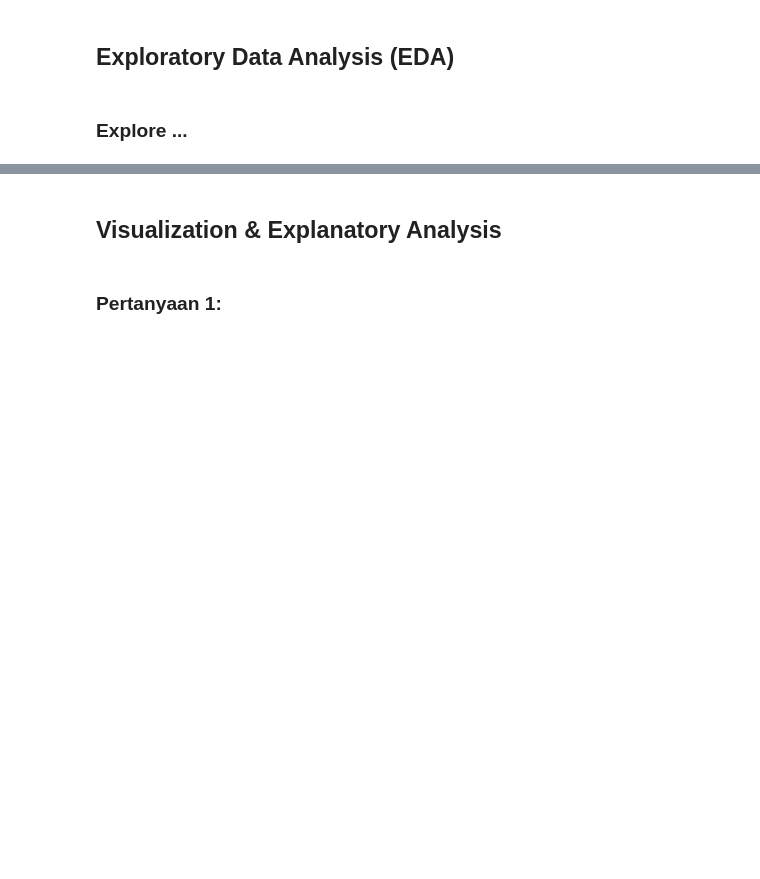
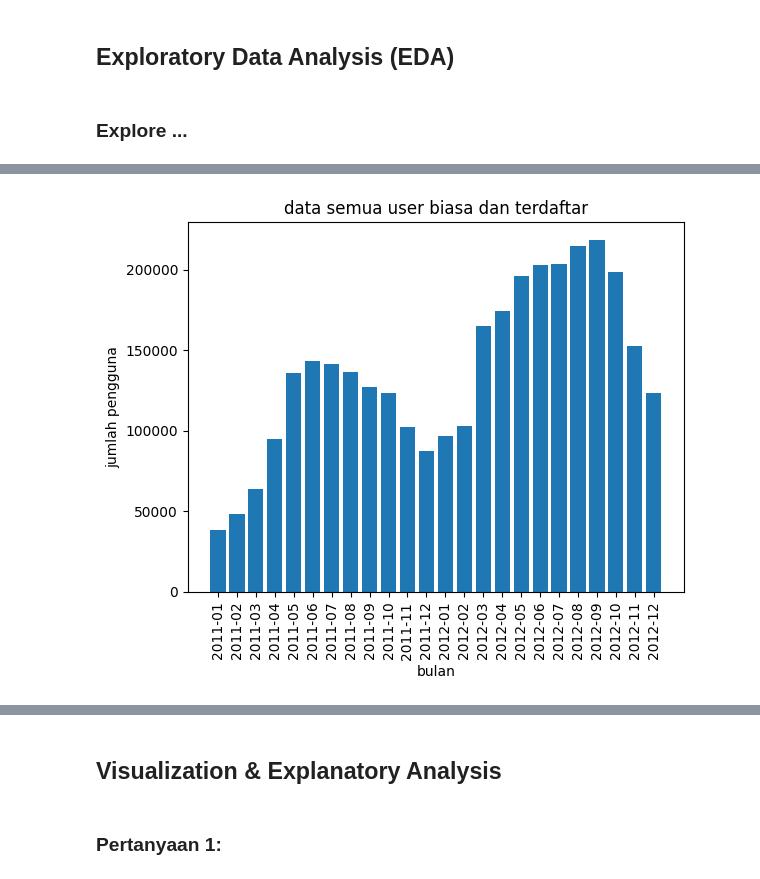
Before and after one commit to ardifjar443/DataScience-beginner, a Jupyter notebook: Template Tugas 1.ipynb, the cells around one changed output, grey strips where cells are left out. Drawn from its saved outputs; the diff is of its cells as text; code cells hidden in the pictures; blank space fills up the shorter version.

```diff
--- a/Template Tugas 1.ipynb
+++ b/Template Tugas 1.ipynb
@@ -75,0 +141,11 @@ plt.show()
+# %%
+dataSemua = dataBike.groupby('bulan')['cnt'].sum()
+# %%
+plt.bar(dataSemua.index.astype(str), dataSemua)
+plt.title('data semua user biasa dan terdaftar')
+plt.xticks(rotation = 90)
+plt.xlabel('bulan')
+plt.ylabel('jumlah pengguna')
+plt.show()
+# %% [output]
+[figure, added]
```
Also changed, not shown: parts of 27 cells of this notebook.
